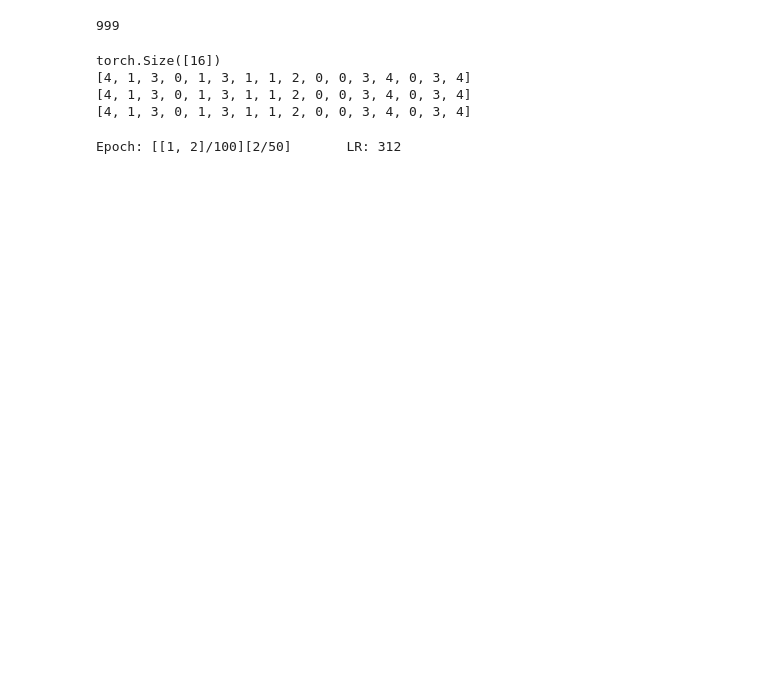
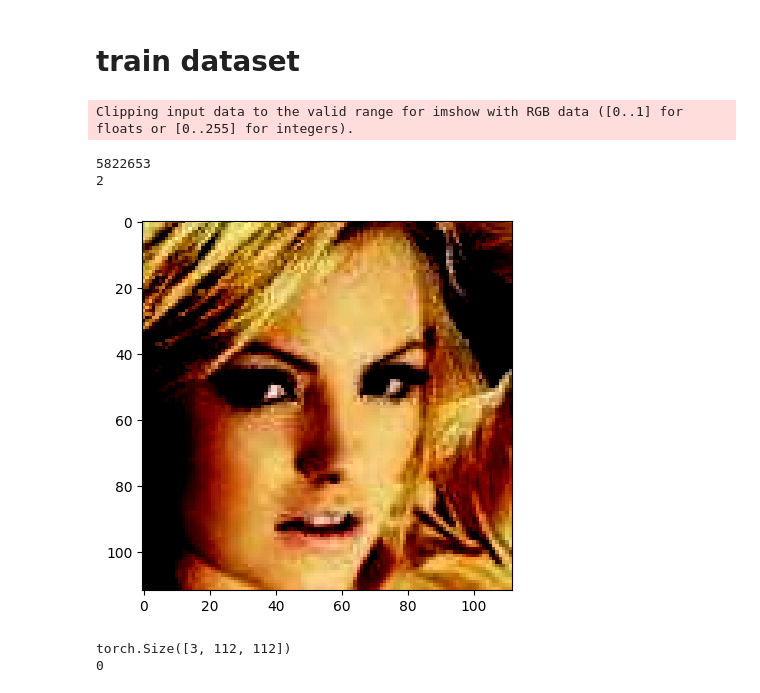
Before and after one commit to jaejungscene/Mask-Face-Verification-on-Web, a Jupyter notebook: train/data_check.ipynb, the cells around one changed output. Cells and saved outputs as stored; diff of their text form; code cells hidden in the pictures; blank space fills up the shorter version.

Commit message:
train code update

```diff
--- a/train/data_check.ipynb
+++ b/train/data_check.ipynb
@@ -193,8 +0,0 @@ def get_transform(param):
-# %%
-import pandas as pd
-train_df = pd.read_csv("train_df.csv")
-train_set = CustomDataset(train_df, transform=get_transform("train"))
-train_loader = DataLoader(dataset=train_set,
-                                batch_size=16,
-                                shuffle=True,
-                                num_workers=4)
@@ -281,49 +1,2 @@ plt.imshow(x)
-# %%
-class TestDataset(Dataset):
-    def __init__(self, transform=None):
-        self.transform = transform
-        self.dir = "/home/ljj0512/shared/data/test"
-
-    def __len__(self):
-        return len(os.listdir(self.dir))
-
-    def __getitem__(self, index):
-        img_path = os.listdir(self.dir)[index]
-        image = self.transform(Image.open(img_path))
-        return image
-transform = transforms.Compose([
-                        transforms.ToTensor(),
-                    ])
-test_set = TestDataset(transform=transform)
-print(len(test_set))
-# %% [output]
-999
-# %%
-import torch
-x = torch.randn((16,5))
-output = torch.randn((16,5))
-_, predicted = torch.max(output.data, dim=1)
-print(predicted.shape)
-print(predicted)
-print(predicted.cpu().tolist())
-predicted = predicted.cpu().tolist()
-L = []
-L += predicted
-print(L)
-# %% [output]
-torch.Size([16])
-[4, 1, 3, 0, 1, 3, 1, 1, 2, 0, 0, 3, 4, 0, 3, 4]
-[4, 1, 3, 0, 1, 3, 1, 1, 2, 0, 0, 3, 4, 0, 3, 4]
-[4, 1, 3, 0, 1, 3, 1, 1, 2, 0, 0, 3, 4, 0, 3, 4]
-# %%
-print('Epoch: [{0}/{1}][{2}/{3}]\t''LR: {4}\t'
-            # 'LR: {LR:.6f}\t'
-            # 'Time {batch_time.val:.3f} ({batch_time.avg:.3f})\t'
-            # 'Data {data_time.val:.3f} ({data_time.avg:.3f})\t'
-            # 'Loss {loss.val:.4f} ({loss.avg:.4f})\t'
-            # 'Accuracy {acc:.4f}({cor}/{total})\t'
-            # 'Top 1-err {top1.val:.4f} ({top1.avg:.4f})\t'
-            # 'Top 5-err {top5.val:.4f} ({top5.avg:.4f})'
-        .format([1,2], 100, 2, 50,312))
-# %% [output]
-Epoch: [[1, 2]/100][2/50]       LR: 312
+# %% [markdown]
+# train dataset
@@ -329,0 +60,18 @@ Epoch: [[1, 2]/100][2/50]       LR: 312
+# %%
+import matplotlib.pyplot as plt
+
+print(len(train_set))
+print(len(train_set[0]))
+
+plt.imshow(train_set[0][0].permute(1,2,0))
+plt.show()
+print(train_set[0][0].shape)
+# print(train_set[0][1].type(torch.IntTensor))
+print(int(train_set[0][1]))
+# %% [output]
+Clipping input data to the valid range for imshow with RGB data ([0..1] for floats or [0..255] for integers).
+5822653
+2
+[figure, added]
+torch.Size([3, 112, 112])
+0
```
Also changed, not shown: parts of 44 cells of this notebook, 10 other files.
